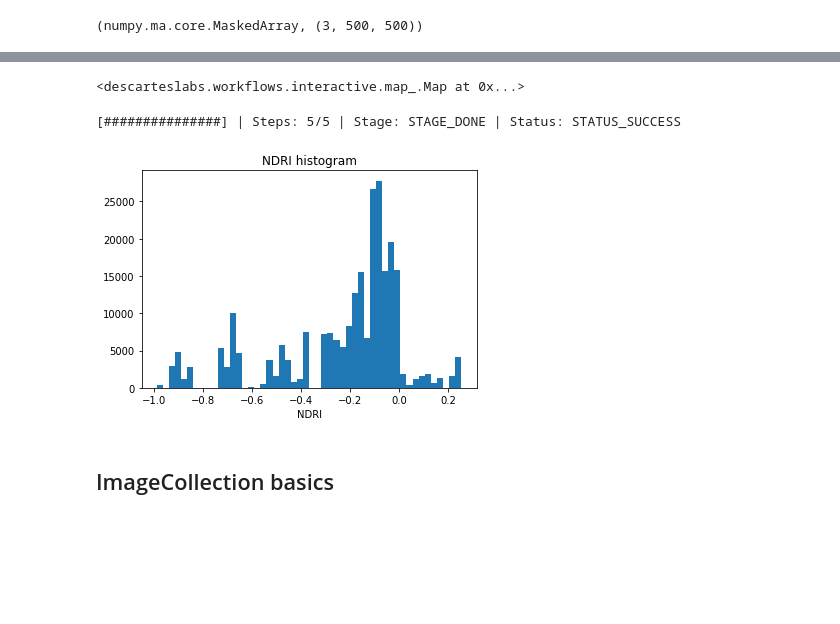
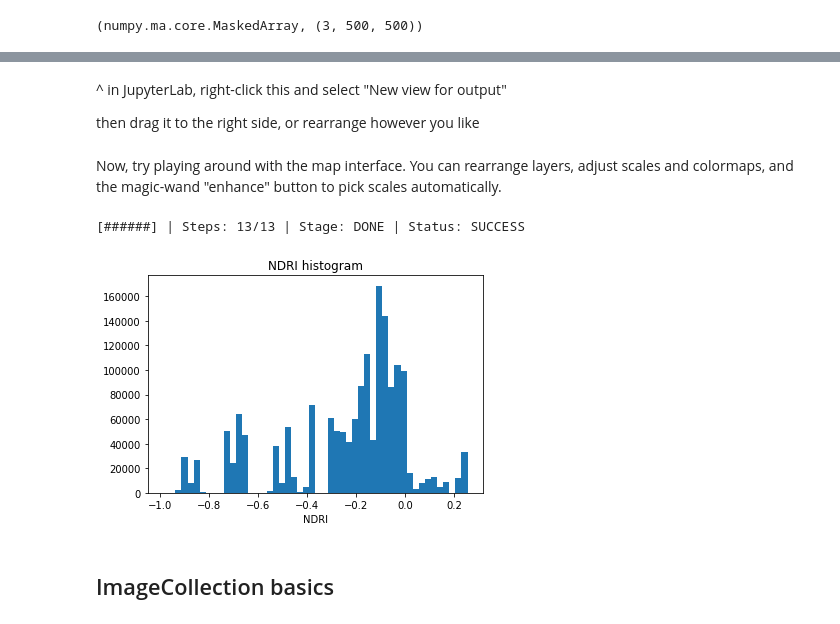
Before and after one commit to descarteslabs/workflows-examples, a Jupyter notebook: examples/walkthrough.ipynb, the cells around one changed output, grey strips where cells are left out. Drawn from its saved outputs; the diff is of its cells as text; code cells hidden in the pictures; blank space fills up the shorter version.

```diff
--- a/examples/walkthrough.ipynb
+++ b/examples/walkthrough.ipynb
@@ -166,17 +186,20 @@ radness = (blue - red) / (blue + red)
+# %% [markdown]
+^ in JupyterLab, right-click this and select "New view for output"
+
+then drag it to the right side, or rearrange however you like
+# %%
+wf.map.center = [42, -20]
+wf.map.zoom = 5
 # %%
-# view an Image on a map with `Image.visualize`.
-# the image is computed on-the-fly by the backend as you zoom and pan around
-radness.visualize(name="NDRI", location=[45, -20], zoom_start=4, scales=[[-1, 0.3]])
+rgb.visualize("sinucat", scales=[[0, 1], [0, 1], [0, 1]])
+# adds a layer named "sinucat" to `wf.map`.
 
+# you won't see anything under this cell---just above, where we displayed `wf.map`.
+# that's why the "New vew for output" is helpful; then you can look at `wf.map`
+# and your code at the same time
+
+# the image is computed on-the-fly by the backend as you zoom and pan around.
 # note that we didn't give a GeoContext here:
-# the GeoContext is defined by where you're looking on the map
+# the GeoContext is defined by where you're looking on the map.
 
-# if nothing shows up, log in at http://iam.descarteslabs.com and refresh the page
+# if you see auth-related errors, log in at http://iam.descarteslabs.com and refresh the page
-# %% [output]
-<descarteslabs.workflows.interactive.map_.Map at 0x...>
-# %%
-# we can `.compute()` our derived Image too,
-# to get back data as a NumPy array
-radness_ = radness.compute(ctx)
-# %% [output]
-[###############] | Steps: 5/5 | Stage: STAGE_DONE | Status: STATUS_SUCCESS
@@ -183,7 +218,18 @@ radness_ = radness.compute(ctx)
+# %% [markdown]
+Now, try playing around with the map interface. You can rearrange layers, adjust scales and colormaps, and the magic-wand "enhance" button to pick scales automatically.
 # %%
-plt.hist(radness_.bands.compressed().flat, bins=50)  # .compressed() removes any masked-out values
+map_ctx = wf.map.geocontext()
+# GeoContext that represents the current view area & zoom of the map
+
+# try moving and zooming the map and rerunning this a few times;
+# the computation runs over the area you're looking at on the map.
+
+map_radness_ = radness.compute(map_ctx)
+
+plt.hist(map_radness_.bands.compressed().flat, bins=50)  # .compressed() removes any masked-out values
 plt.title("NDRI histogram")
 plt.xlabel("NDRI")
 plt.show()
 # %% [output]
+[######] | Steps: 13/13 | Stage: DONE | Status: SUCCESS
-[figure, old version]
+[figure, new version]
```
Also changed, not shown: parts of 33 cells of this notebook, 4 other files.
